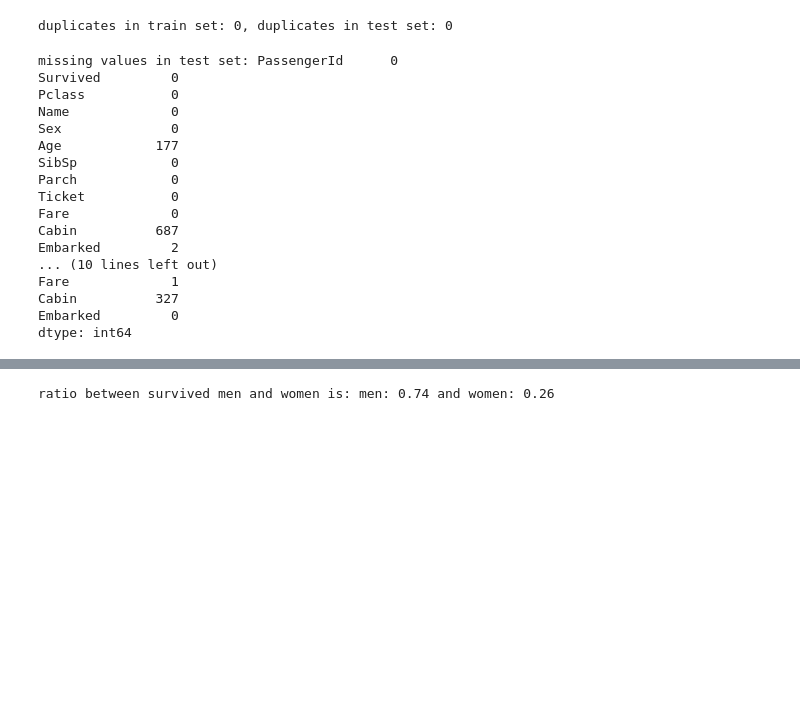
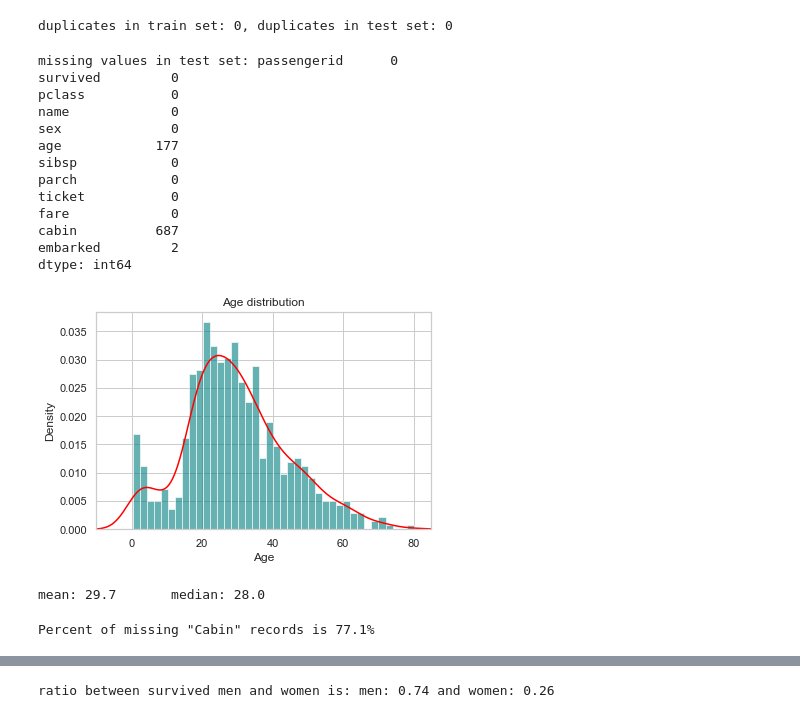
Before and after one commit to sultanbeishenkulov/titanic, a Jupyter notebook: titanic.ipynb, the cells around one changed output, grey strips where cells are left out. Drawn from its saved outputs; the diff is of its cells as text; code cells hidden in the pictures; blank space fills up the shorter version.

Commit message:
explored missing values and imputed them

```diff
--- a/titanic.ipynb
+++ b/titanic.ipynb
@@ -38,23 +42,38 @@ train.head(3)
 print('duplicates in train set: {}, duplicates in test set: {}'.format(train.duplicated().sum(), test.duplicated().sum()))
 # %% [output]
 duplicates in train set: 0, duplicates in test set: 0
-# %%
-print('missing values in test set: {}\n missing values in test set:\n {}'.format(train.isnull().sum(), test.isnull().sum()))
-# %% [output]
-missing values in test set: PassengerId      0
-Survived         0
-Pclass           0
-Name             0
-Sex              0
-Age            177
-SibSp            0
-Parch            0
-Ticket           0
-Fare             0
-Cabin          687
-Embarked         2
-... (10 lines left out)
-Fare             1
-Cabin          327
-Embarked         0
-dtype: int64
+# %%
+print('missing values in test set: {}'.format(train.isnull().sum()))
+#AGE
+ax = train['age'].hist(bins=40, density=True, stacked = True, color='teal',alpha=0.6)
+train['age'].plot(kind='density', color= 'red')
+ax.set(xlabel= 'Age')
+plt.xlim(-10,85)
+plt.title('Age distribution')
+plt.show()
+
+print('mean: {} \t median: {}'.format(round(train['age'].mean(skipna=True),2), train['age'].median(skipna=True)))
+#we see that age distribution is right skewed meaning that by using mean for ms imputing we might present bias therefore we gonna use median
+# %% [output]
+missing values in test set: passengerid      0
+survived         0
+pclass           0
+name             0
+sex              0
+age            177
+sibsp            0
+parch            0
+ticket           0
+fare             0
+cabin          687
+embarked         2
+dtype: int64
+[figure, added]
+mean: 29.7       median: 28.0
+# %%
+#Cabin
+cabin_ms = round(train['cabin'].isnull().sum()/train.shape[0] * 100, 2)
+print('Percent of missing "Cabin" records is {}% '.format(cabin_ms))
+# 77% is too much therefore we gonna ignore this feature
+# %% [output]
+Percent of missing "Cabin" records is 77.1%
```
Also changed, not shown: parts of 7 cells of this notebook.
